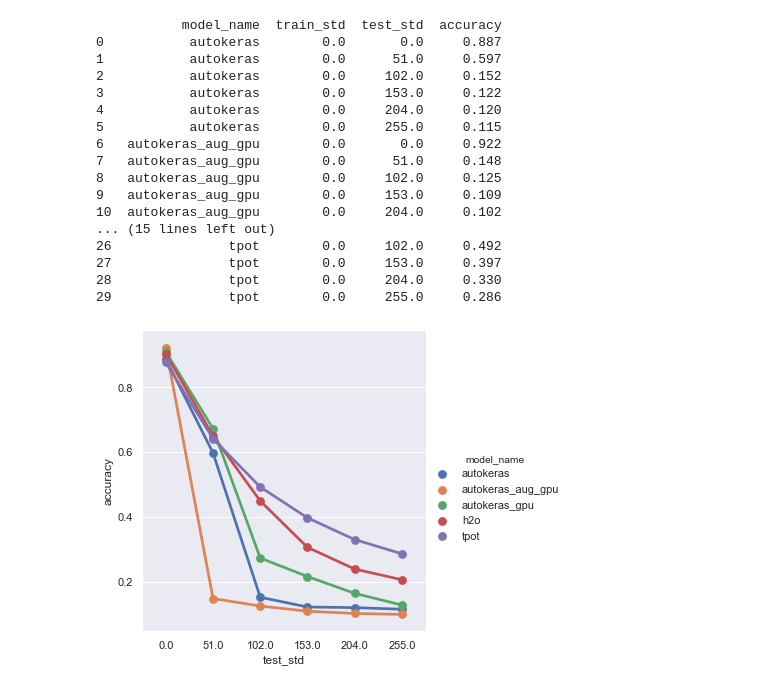
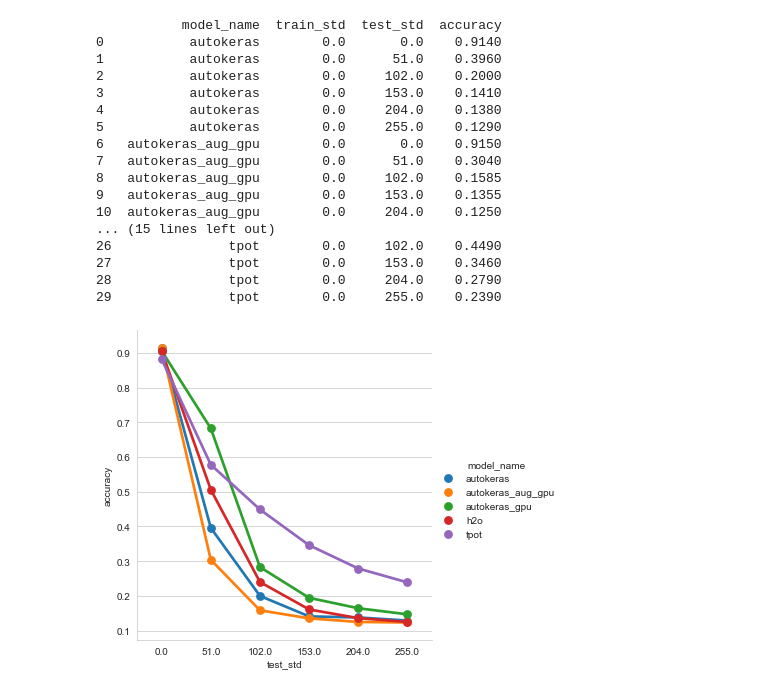
Before and after one commit to thalvari/AutoML_comparison, a Jupyter notebook: accuracy_plotting.ipynb, the cells around one changed output. Saved outputs shown, nothing was run; the diff lists cells and outputs as text; code cells hidden in the pictures.

```diff
--- a/accuracy_plotting.ipynb
+++ b/accuracy_plotting.ipynb
@@ -15,38 +10,46 @@ sns.set()
-# %%
-noise_scores_filename_list = [
-    "autokeras_noise_time_limit_mins_90.pkl",
-    "autokeras_aug_gpu_noise_time_limit_mins_90.pkl",
-    "autokeras_gpu_noise_time_limit_mins_90.pkl",
-    "h2o_noise_time_limit_mins_90.pkl",
-    "tpot_noise_time_limit_mins_90.pkl",
-]
-
-noise_scores_df = None
-for scores_filename in noise_scores_filename_list:
-    df = pd.read_pickle("scores_fashion_noise/" + scores_filename)
-    noise_scores_df = pd.concat([noise_scores_df, df], axis=0)
-noise_scores_df = noise_scores_df[noise_scores_df["train_std"] == 0].reset_index(drop=True)
-print(noise_scores_df)
-# %% [output]
-           model_name  train_std  test_std  accuracy
-0           autokeras        0.0       0.0     0.887
-1           autokeras        0.0      51.0     0.597
-2           autokeras        0.0     102.0     0.152
-3           autokeras        0.0     153.0     0.122
-4           autokeras        0.0     204.0     0.120
-5           autokeras        0.0     255.0     0.115
-6   autokeras_aug_gpu        0.0       0.0     0.922
-7   autokeras_aug_gpu        0.0      51.0     0.148
-8   autokeras_aug_gpu        0.0     102.0     0.125
-9   autokeras_aug_gpu        0.0     153.0     0.109
-10  autokeras_aug_gpu        0.0     204.0     0.102
-... (15 lines left out)
-26               tpot        0.0     102.0     0.492
-27               tpot        0.0     153.0     0.397
-28               tpot        0.0     204.0     0.330
-29               tpot        0.0     255.0     0.286
+# %%
+def get_scores_df(scores_filename_list, dirname, err_param_name, train_err_param_value):
+    rotation_scores_df = None
+    for scores_filename in scores_filename_list:
+        df = pd.read_pickle(dirname + "/" + scores_filename)
+        df = df[df["train_" + err_param_name] == train_err_param_value].reset_index(drop=True)
+        alt_path = dirname + "_alt/" + scores_filename
+        if Path(alt_path).is_file():
+            df_alt = pd.read_pickle(alt_path)
+            df_alt = df_alt[df_alt["train_" + err_param_name] == train_err_param_value].reset_index(drop=True)
+            df_tot = pd.concat([df, df_alt], axis=0)
+            df["accuracy"] = df_tot.groupby("test_" + err_param_name)["accuracy"].mean().values
+        rotation_scores_df = pd.concat([rotation_scores_df, df], axis=0)
+    return rotation_scores_df.reset_index(drop=True)
+# %%
+noise_scores_filename_list = [
+    "autokeras_noise_time_limit_mins_360.pkl",
+    "autokeras_aug_gpu_noise_time_limit_mins_360.pkl",
+    "autokeras_gpu_noise_time_limit_mins_360.pkl",
+    "h2o_noise_time_limit_mins_360.pkl",
+    "tpot_noise_time_limit_mins_360.pkl",
+]
 # %%
+noise_scores_df = get_scores_df(noise_scores_filename_list, "scores_fashion_noise", "std", 0)
+print(noise_scores_df)
 sns.catplot(x="test_std", y="accuracy", hue="model_name", kind="point", data=noise_scores_df)
 plt.show()
 # %% [output]
+           model_name  train_std  test_std  accuracy
+0           autokeras        0.0       0.0    0.9140
+1           autokeras        0.0      51.0    0.3960
+2           autokeras        0.0     102.0    0.2000
+3           autokeras        0.0     153.0    0.1410
+4           autokeras        0.0     204.0    0.1380
+5           autokeras        0.0     255.0    0.1290
+6   autokeras_aug_gpu        0.0       0.0    0.9150
+7   autokeras_aug_gpu        0.0      51.0    0.3040
+8   autokeras_aug_gpu        0.0     102.0    0.1585
+9   autokeras_aug_gpu        0.0     153.0    0.1355
+10  autokeras_aug_gpu        0.0     204.0    0.1250
+... (15 lines left out)
+26               tpot        0.0     102.0    0.4490
+27               tpot        0.0     153.0    0.3460
+28               tpot        0.0     204.0    0.2790
+29               tpot        0.0     255.0    0.2390
-[figure, old version]
+[figure, new version]
```
Also changed, not shown: parts of 6 cells of this notebook, 1 other file.
